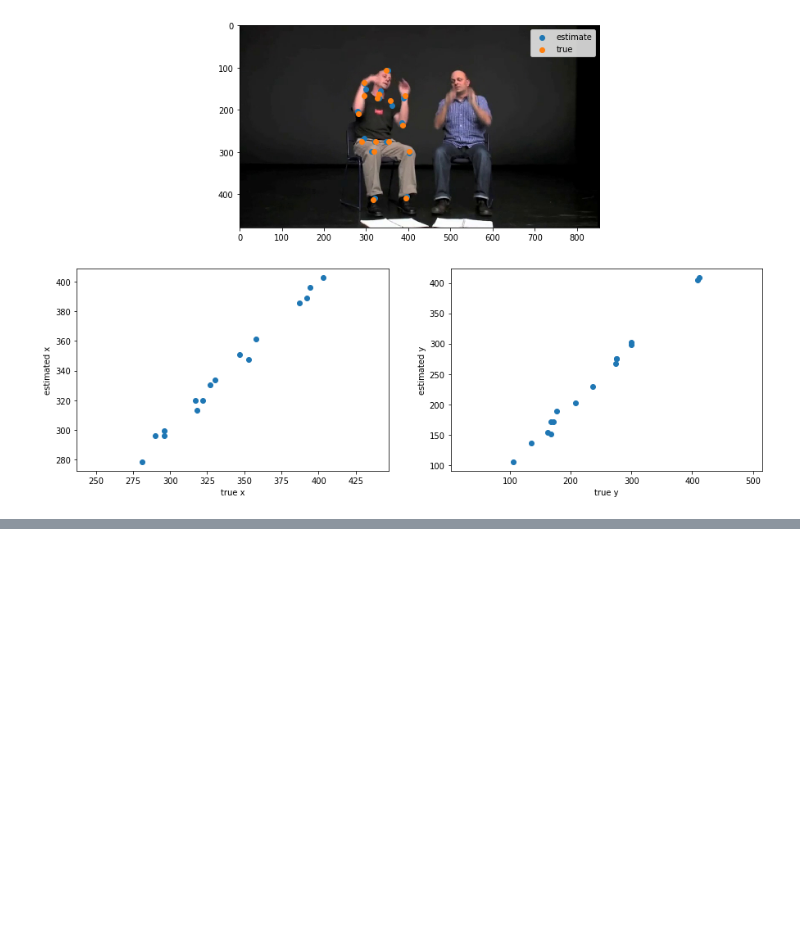
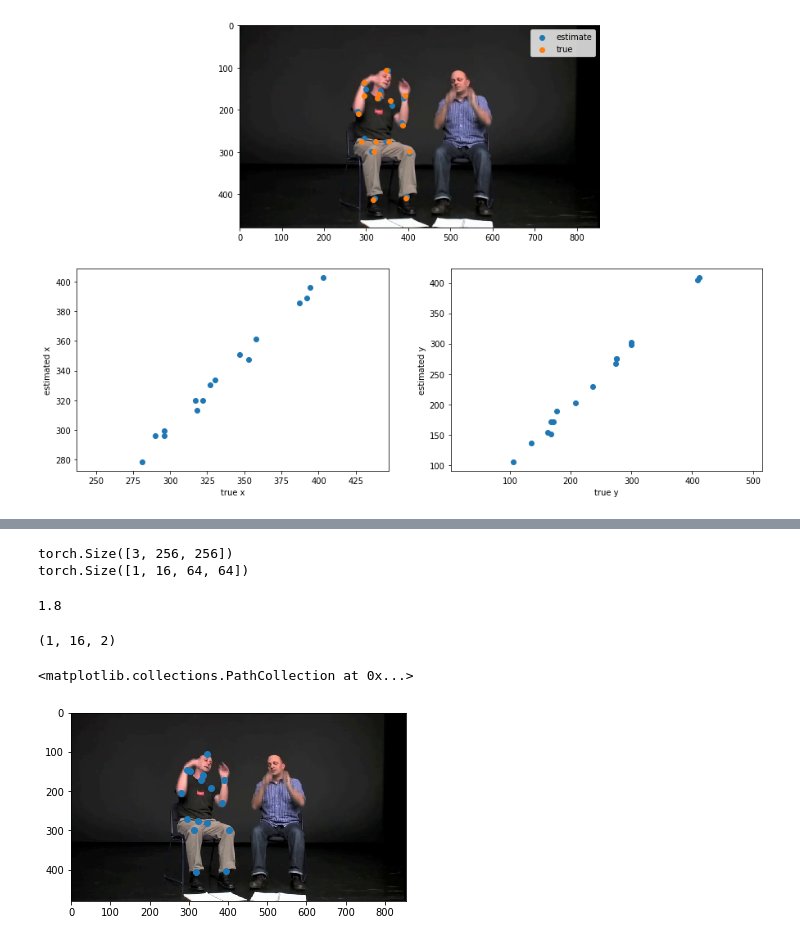
Before and after one commit to ys7yoo/HRNet, a Jupyter notebook: test_mpii.ipynb, the cells around one changed output, grey strips where cells are left out. Cells and saved outputs as stored; diff of their text form; code cells hidden in the pictures; blank space fills up the shorter version.

```diff
--- a/test_mpii.ipynb
+++ b/test_mpii.ipynb
@@ -488,0 +513,31 @@ plt.savefig('result_{}.jpg'.format(idx_sample))
+# %%
+trans = transforms.Compose([
+        transforms.ToTensor(),
+        normalize,
+    ])
+
+im_tensor = trans(input)
+print(im_tensor.shape)
+
+with torch.no_grad():
+    output = model(im_tensor.reshape([1, 3, 256, 256]))
+
+print(output.shape)
+# %% [output]
+torch.Size([3, 256, 256])
+torch.Size([1, 16, 64, 64])
+# %%
+from core.inference import get_final_preds
+
+pred, maxval = get_final_preds(cfg, output.clone().cpu().numpy(), [center], [scale])
+
+pred.shape
+# %% [output]
+1.8
+(1, 16, 2)
+# %%
+plt.imshow(im[:,:,::-1])
+plt.scatter(pred[0,:,0], pred[0,:,1])
+# %% [output]
+<matplotlib.collections.PathCollection at 0x...>
+[figure, added]
```
Also changed, not shown: parts of 2 cells of this notebook.
